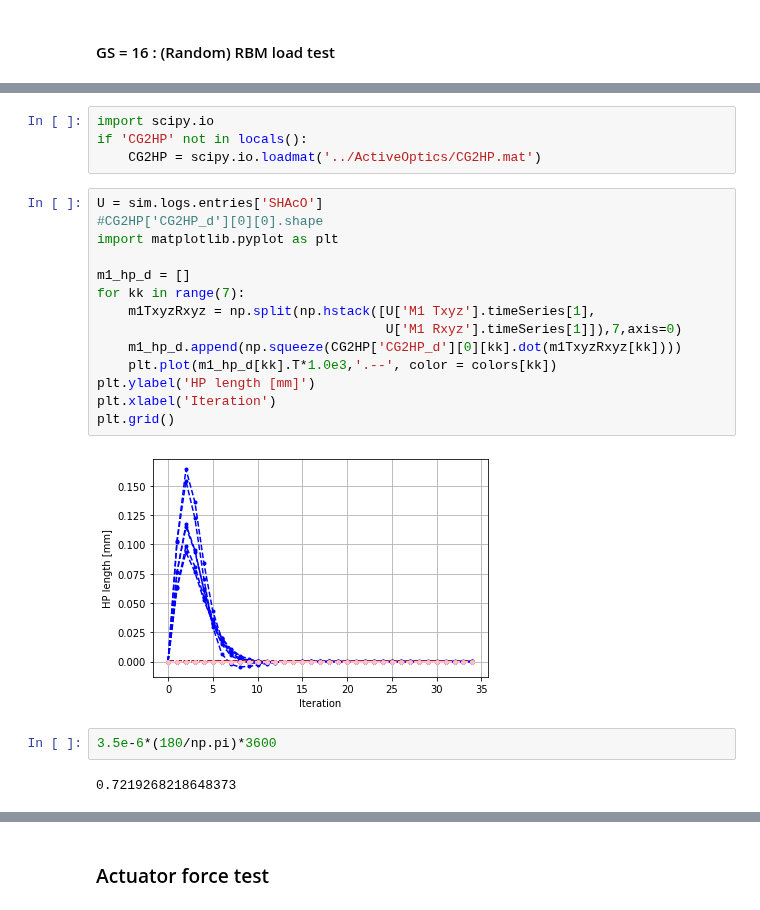
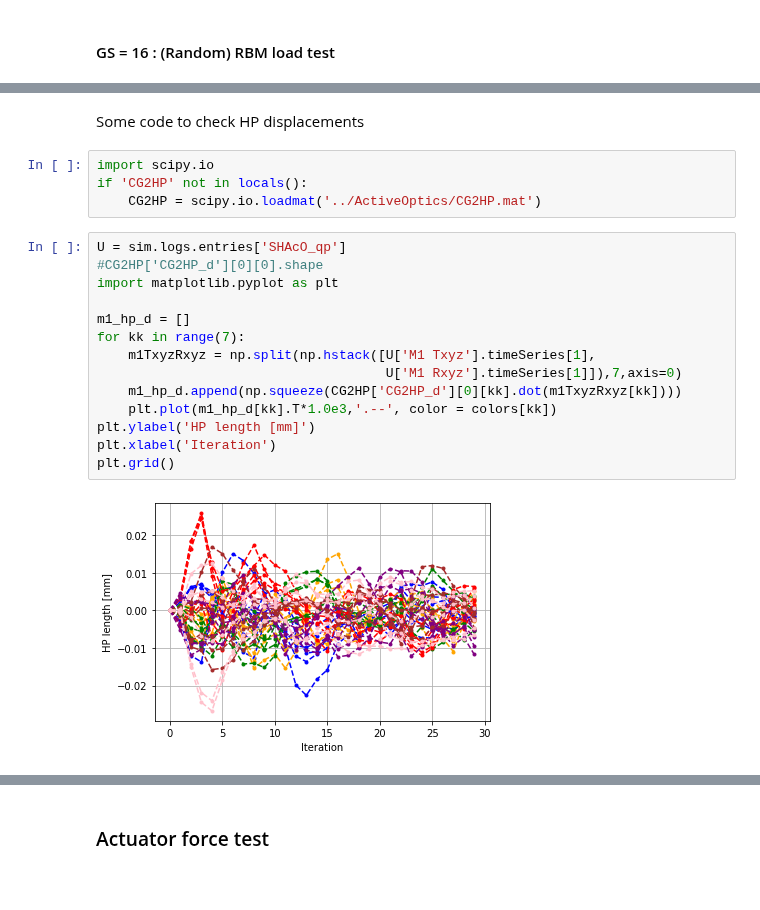
Before and after one commit to rconan/SIMCEO, a Jupyter notebook: shAcO_with_mount.ipynb, the cells around one changed output, grey strips where cells are left out. Saved outputs shown, nothing was run; the diff lists cells and outputs as text; blank space fills up the shorter version.

```diff
--- a/shAcO_with_mount.ipynb
+++ b/shAcO_with_mount.ipynb
@@ -469,24 +426,22 @@ ptools.plot_X0loadComp(m1_x0_dt, m2_x0_dt, U, show_delta, colors, markers, rm_sa
+# %% [markdown]
+Some code to check HP displacements
 # %%
 import scipy.io
 if 'CG2HP' not in locals():
     CG2HP = scipy.io.loadmat('../ActiveOptics/CG2HP.mat')
 # %%
-U = sim.logs.entries['SHAcO']
+U = sim.logs.entries['SHAcO_qp']
 #CG2HP['CG2HP_d'][0][0].shape
 import matplotlib.pyplot as plt
 
 m1_hp_d = []
 for kk in range(7):
     m1TxyzRxyz = np.split(np.hstack([U['M1 Txyz'].timeSeries[1],
                                      U['M1 Rxyz'].timeSeries[1]]),7,axis=0)
     m1_hp_d.append(np.squeeze(CG2HP['CG2HP_d'][0][kk].dot(m1TxyzRxyz[kk])))
     plt.plot(m1_hp_d[kk].T*1.0e3,'.--', color = colors[kk])
 plt.ylabel('HP length [mm]')
 plt.xlabel('Iteration')
 plt.grid()
 # %% [output]
-[figure, old version]
+[figure, new version]
-# %%
-3.5e-6*(180/np.pi)*3600
-# %% [output]
-0.7219268218648373
```
Also changed, not shown: parts of 29 cells of this notebook, 2 other files.
